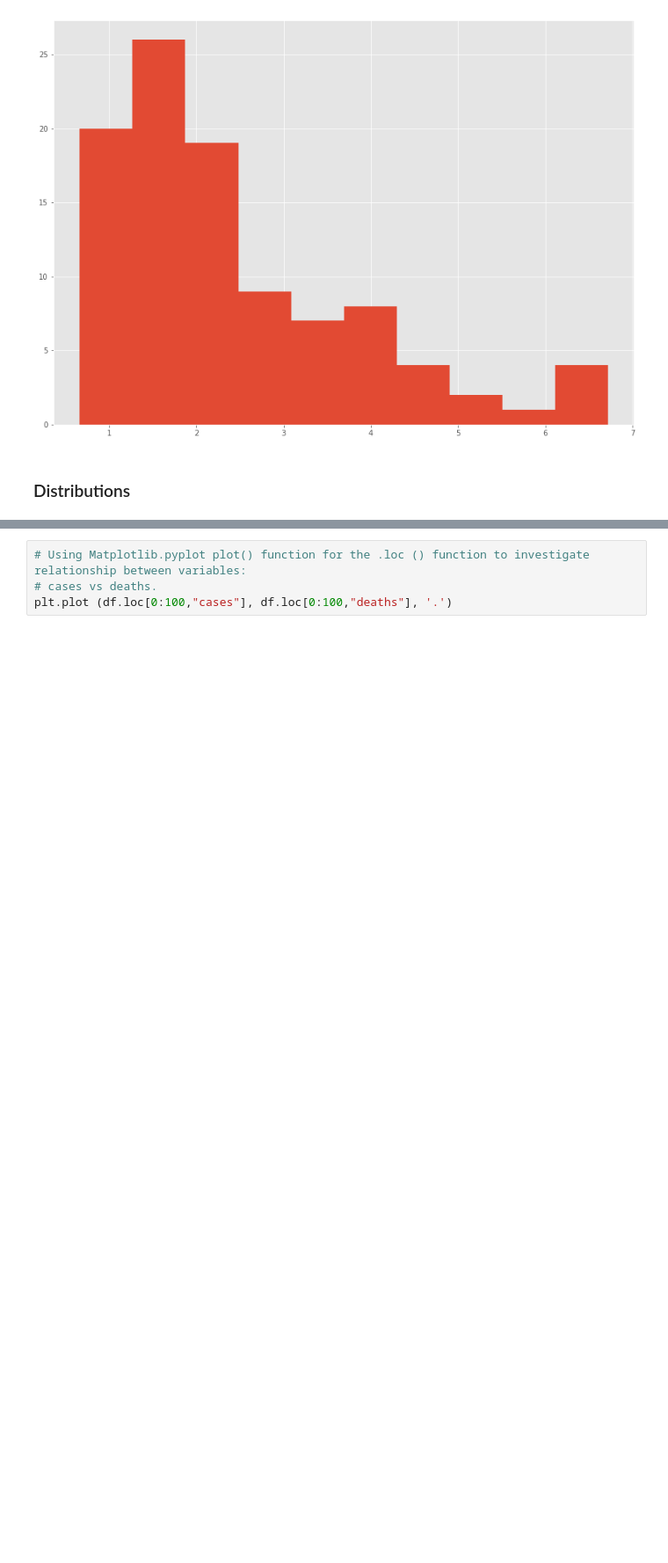
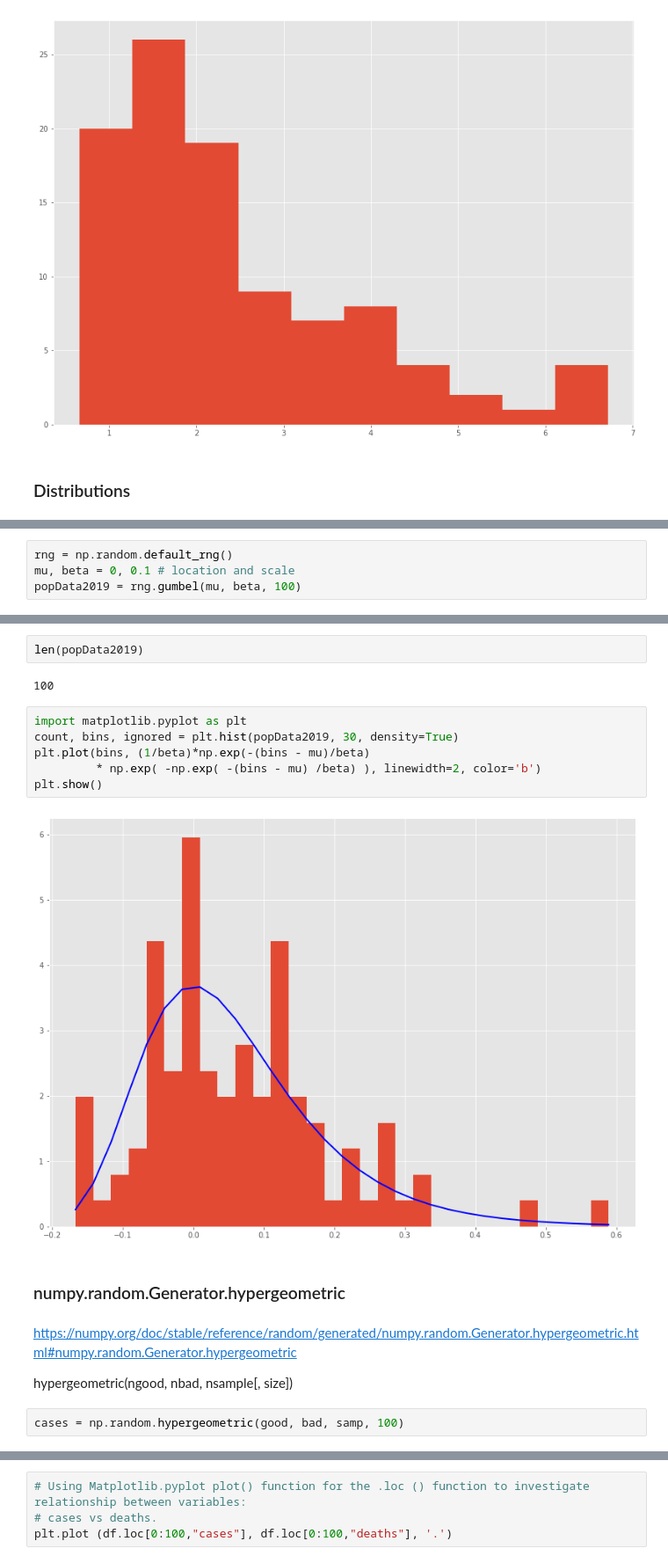
Before and after one commit to Samjean2020/progda2020-project, a Jupyter notebook: progda2020project.ipynb, the cells around one changed output, grey strips where cells are left out. Shown at 88% size. Saved outputs shown, nothing was run; the diff lists cells and outputs as text; blank space fills up the shorter version.

```diff
--- a/progda2020project.ipynb
+++ b/progda2020project.ipynb
@@ -256,0 +378,4 @@ plt.hist(df.iloc[0:100,11])
+# %%
+rng = np.random.default_rng()
+mu, beta = 0, 0.1 # location and scale
+popData2019 = rng.gumbel(mu, beta, 100)
@@ -256,0 +405,20 @@ plt.hist(df.iloc[0:100,11])
+# %%
+len(popData2019)
+# %% [output]
+100
+# %%
+import matplotlib.pyplot as plt
+count, bins, ignored = plt.hist(popData2019, 30, density=True)
+plt.plot(bins, (1/beta)*np.exp(-(bins - mu)/beta)
+         * np.exp( -np.exp( -(bins - mu) /beta) ), linewidth=2, color='b')
+plt.show()
+# %% [output]
+[figure, added]
+# %% [markdown]
+### numpy.random.Generator.hypergeometric
+# %% [markdown]
+https://numpy.org/doc/stable/reference/random/generated/numpy.random.Generator.hypergeometric.html#numpy.random.Generator.hypergeometric
+
+hypergeometric(ngood, nbad, nsample[, size])
+# %%
+cases = np.random.hypergeometric(good, bad, samp, 100)
```
Also changed, not shown: parts of 65 cells of this notebook.
